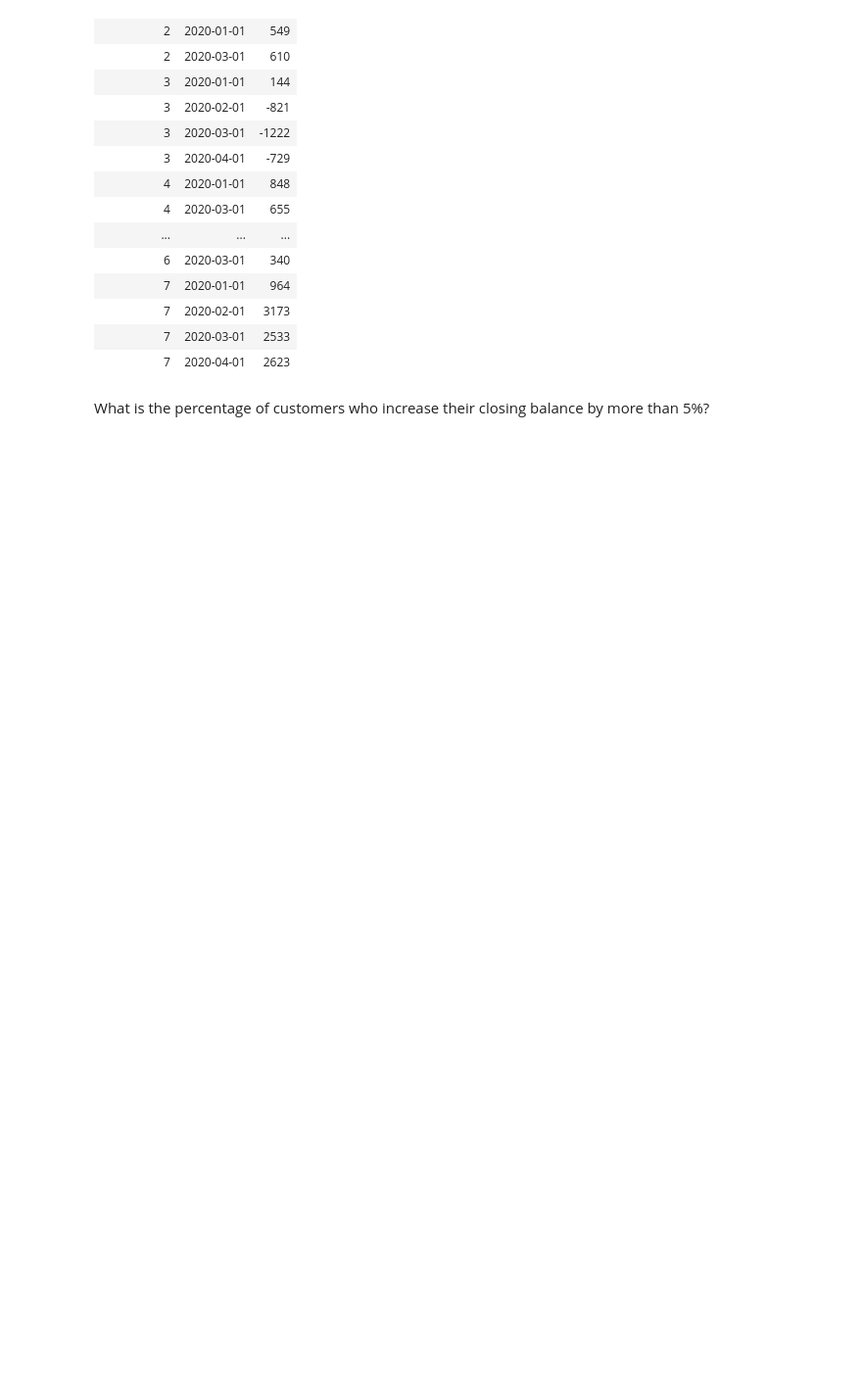
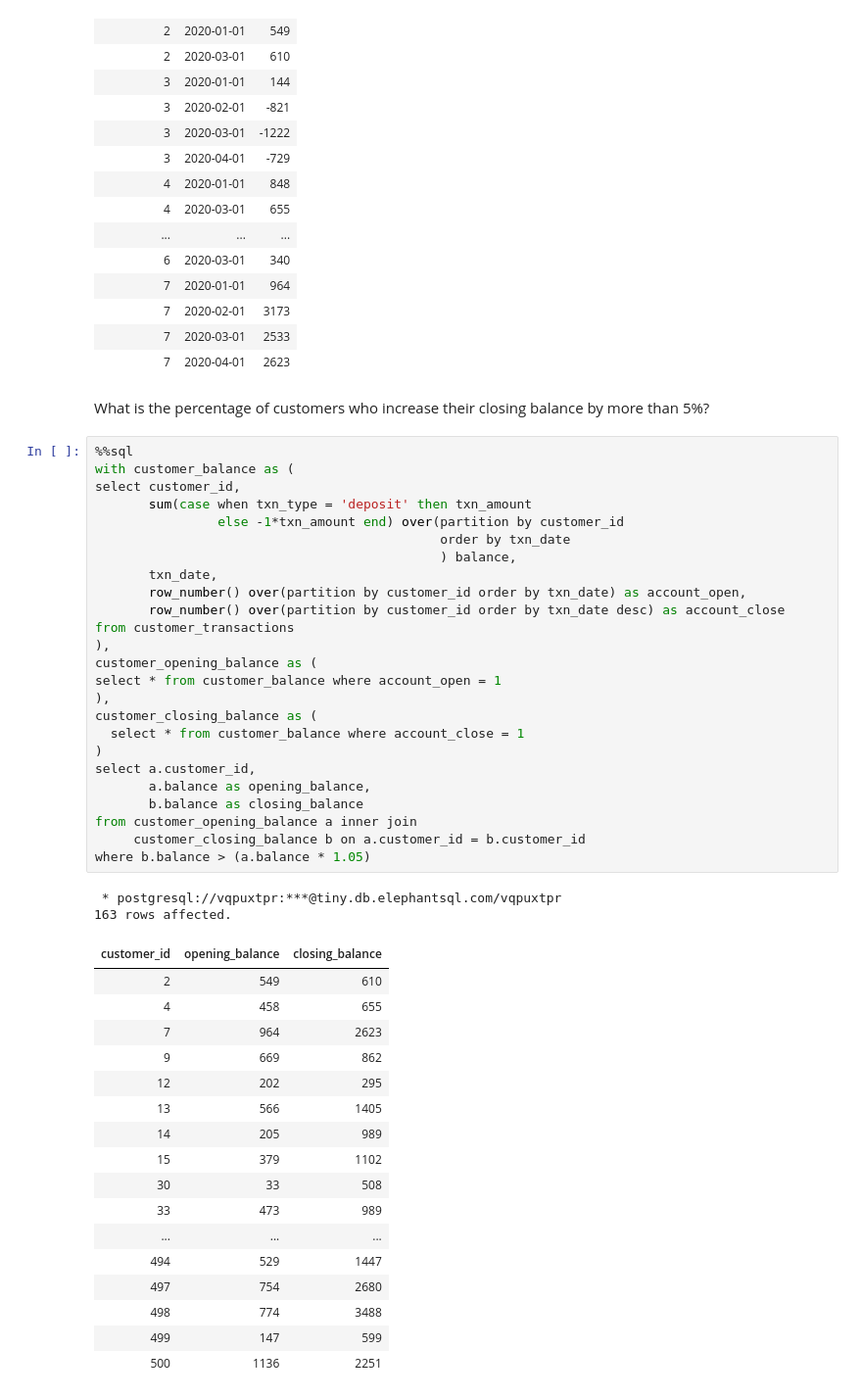
Before and after one commit to ishank296/8weekssqlchallenge, a Jupyter notebook: case_study_04.ipynb, the cells around one changed output. Shown: that part at 98% size. Saved outputs shown, nothing was run; the diff lists cells and outputs as text; blank space fills up the shorter version.

```diff
--- a/case_study_04.ipynb
+++ b/case_study_04.ipynb
@@ -1793,3 +1793,48 @@ limit 20
 | 7 | 2020-04-01 | 2623 |
 # %% [markdown]
 What is the percentage of customers who increase their closing balance by more than 5%?
+# %%
+%%sql
+with customer_balance as (
+select customer_id,
+       sum(case when txn_type = 'deposit' then txn_amount
+                else -1*txn_amount end) over(partition by customer_id
+                                             order by txn_date
+                                             ) balance,
+       txn_date,
+       row_number() over(partition by customer_id order by txn_date) as account_open,
+       row_number() over(partition by customer_id order by txn_date desc) as account_close
+from customer_transactions
+),
+customer_opening_balance as (
+select * from customer_balance where account_open = 1
+),
+customer_closing_balance as (
+  select * from customer_balance where account_close = 1
+)
+select a.customer_id,
+       a.balance as opening_balance,
+       b.balance as closing_balance
+from customer_opening_balance a inner join
+     customer_closing_balance b on a.customer_id = b.customer_id
+where b.balance > (a.balance * 1.05)
+# %% [output]
+ * postgresql://vqpuxtpr:***@tiny.db.elephantsql.com/vqpuxtpr
+163 rows affected.
+| customer_id | opening_balance | closing_balance |
+| 2 | 549 | 610 |
+| 4 | 458 | 655 |
+| 7 | 964 | 2623 |
+| 9 | 669 | 862 |
+| 12 | 202 | 295 |
+| 13 | 566 | 1405 |
+| 14 | 205 | 989 |
+| 15 | 379 | 1102 |
+| 30 | 33 | 508 |
+| 33 | 473 | 989 |
+| ... | ... | ... |
+| 494 | 529 | 1447 |
+| 497 | 754 | 2680 |
+| 498 | 774 | 3488 |
+| 499 | 147 | 599 |
+| 500 | 1136 | 2251 |
```
